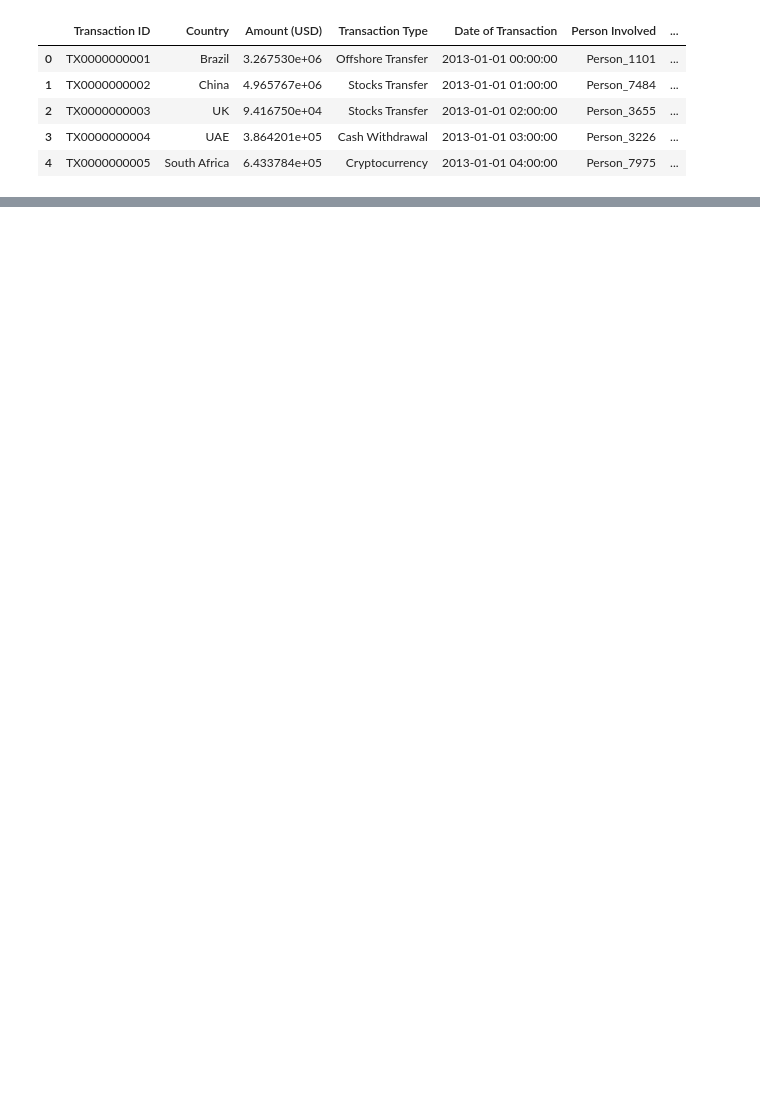
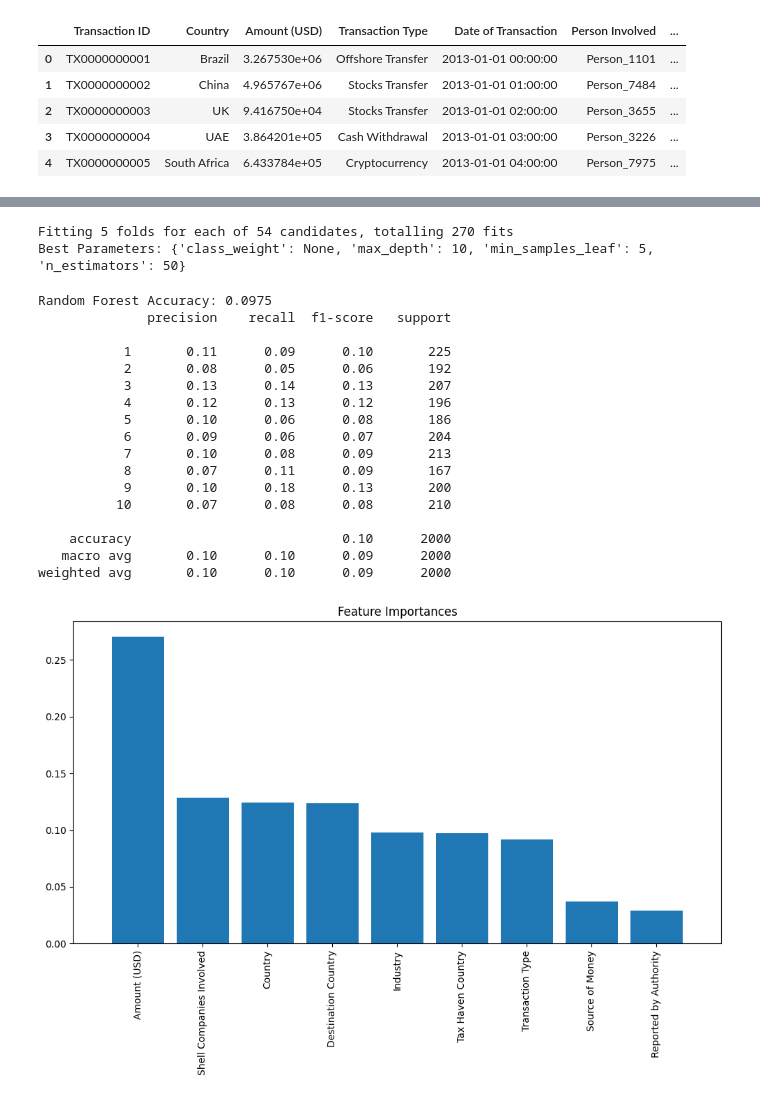
Before and after one commit to arlindgu/dsai-ai-training, a Jupyter notebook: notebook.ipynb, the cells around one changed output, grey strips where cells are left out. Saved outputs shown, nothing was run; the diff lists cells and outputs as text; code cells hidden in the pictures; blank space fills up the shorter version.

```diff
--- a/notebook.ipynb
+++ b/notebook.ipynb
@@ -117,0 +96,77 @@ Feature: Reported by Authority_True, Importance: 0.02
+# %%
+from sklearn.model_selection import GridSearchCV
+
+param_grid = {
+    'n_estimators': [50, 100, 200],
+    'max_depth': [10, 20, None],
+    'min_samples_leaf': [1, 2, 5],
+    'class_weight': [None, 'balanced']
+}
+
+grid_search = GridSearchCV(RandomForestClassifier(random_state=100),
+                           param_grid,
+                           scoring='accuracy',
+                           cv=5,
+                           verbose=1,
+                           n_jobs=1)
+grid_search.fit(X_train, y_train)
+
+print("Best Parameters:", grid_search.best_params_)
+# %% [output]
+Fitting 5 folds for each of 54 candidates, totalling 270 fits
+Best Parameters: {'class_weight': None, 'max_depth': 10, 'min_samples_leaf': 5, 'n_estimators': 50}
+# %%
+from sklearn.ensemble import RandomForestClassifier
+from sklearn.metrics import accuracy_score, classification_report
+
+# Initialize the Random Forest model
+rf_model = RandomForestClassifier(
+    n_estimators=50,
+    max_depth=10,
+    min_samples_leaf=5,
+    class_weight=None,
+    random_state=100
+)
+
+# Train the model
+rf_model.fit(X_train, y_train)
+
+# Make predictions
+y_pred_rf = rf_model.predict(X_test)
+
+# Evaluate the model
+accuracy_rf = accuracy_score(y_test, y_pred_rf)
+print(f"Random Forest Accuracy: {accuracy_rf}")
+
+# Print classification report
+print(classification_report(y_test, y_pred_rf))
+# Visualize the feature importances
+importances = rf_model.feature_importances_
+indices = np.argsort(importances)[::-1]
+
+# Plot the feature importances
+plt.figure(figsize=(12, 6))
+plt.title("Feature Importances")
+plt.bar(range(X_train.shape[1]), importances[indices], align="center")
+plt.xticks(range(X_train.shape[1]), X_train.columns[indices], rotation=90)
+plt.xlim([-1, X_train.shape[1]])
+plt.show()
+# %% [output]
+Random Forest Accuracy: 0.0975
+              precision    recall  f1-score   support
+
+           1       0.11      0.09      0.10       225
+           2       0.08      0.05      0.06       192
+           3       0.13      0.14      0.13       207
+           4       0.12      0.13      0.12       196
+           5       0.10      0.06      0.08       186
+           6       0.09      0.06      0.07       204
+           7       0.10      0.08      0.09       213
+           8       0.07      0.11      0.09       167
+           9       0.10      0.18      0.13       200
+          10       0.07      0.08      0.08       210
+
+    accuracy                           0.10      2000
+   macro avg       0.10      0.10      0.09      2000
+weighted avg       0.10      0.10      0.09      2000
+[figure, added]
```
Also changed, not shown: parts of 14 cells of this notebook, 1 other file.
